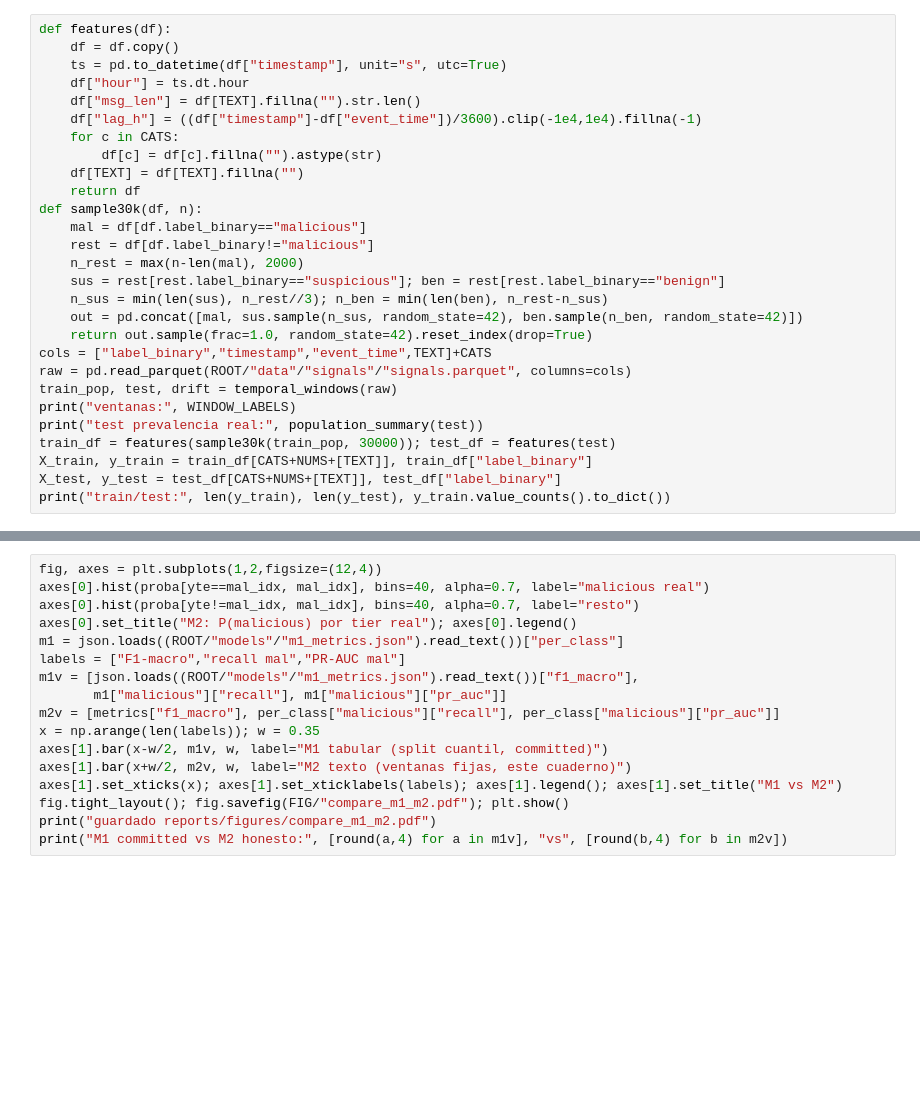
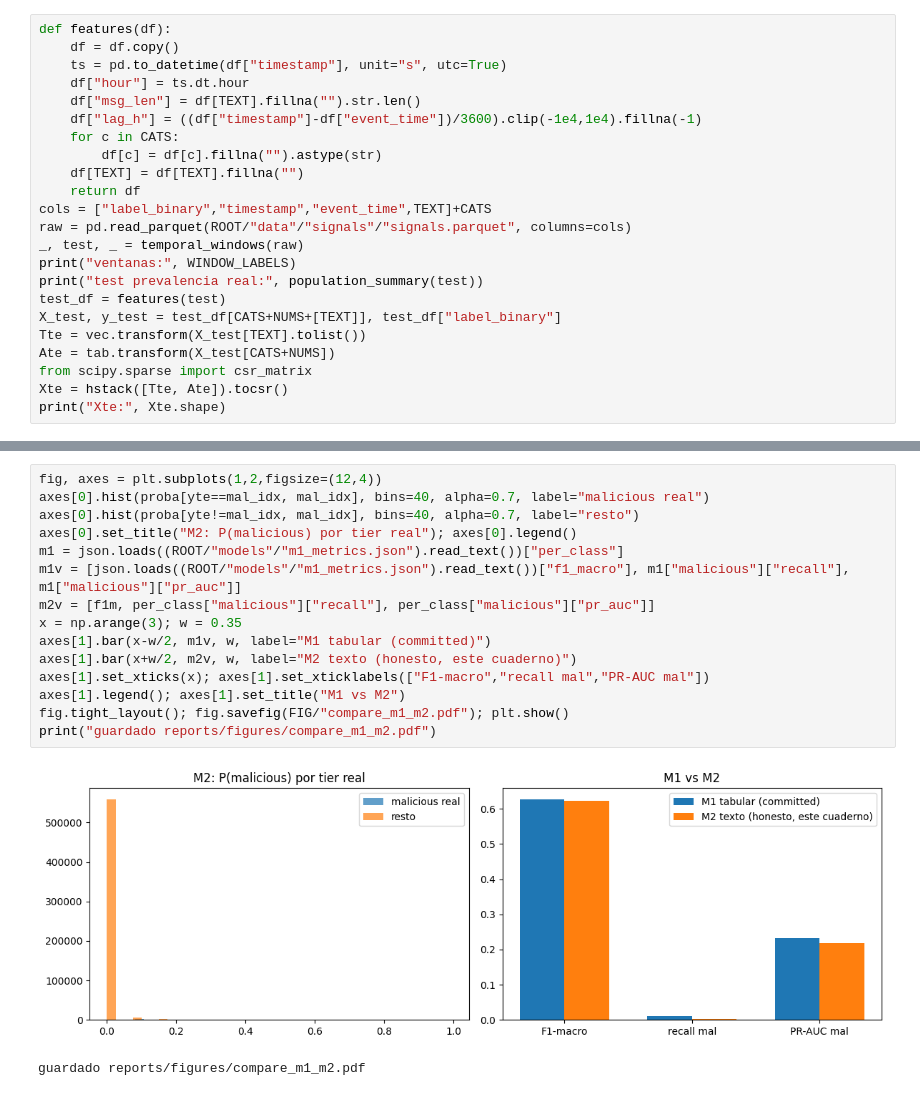
Before and after one commit to nicothinn/Deteccion-triage-alertas-soc-2m-eventos, a Jupyter notebook: notebooks/02_m2_texto_tfidf.ipynb, the cells around one changed output, grey strips where cells are left out. Drawn from its saved outputs; the diff is of its cells as text; blank space fills up the shorter version.

```diff
--- a/notebooks/02_m2_texto_tfidf.ipynb
+++ b/notebooks/02_m2_texto_tfidf.ipynb
@@ -33,20 +92,15 @@ def features(df):
         df[c] = df[c].fillna("").astype(str)
     df[TEXT] = df[TEXT].fillna("")
     return df
-def sample30k(df, n):
-    mal = df[df.label_binary=="malicious"]
-    rest = df[df.label_binary!="malicious"]
-    n_rest = max(n-len(mal), 2000)
-    sus = rest[rest.label_binary=="suspicious"]; ben = rest[rest.label_binary=="benign"]
-    n_sus = min(len(sus), n_rest//3); n_ben = min(len(ben), n_rest-n_sus)
-    out = pd.concat([mal, sus.sample(n_sus, random_state=42), ben.sample(n_ben, random_state=42)])
-    return out.sample(frac=1.0, random_state=42).reset_index(drop=True)
 cols = ["label_binary","timestamp","event_time",TEXT]+CATS
 raw = pd.read_parquet(ROOT/"data"/"signals"/"signals.parquet", columns=cols)
-train_pop, test, drift = temporal_windows(raw)
+_, test, _ = temporal_windows(raw)
 print("ventanas:", WINDOW_LABELS)
 print("test prevalencia real:", population_summary(test))
-train_df = features(sample30k(train_pop, 30000)); test_df = features(test)
-X_train, y_train = train_df[CATS+NUMS+[TEXT]], train_df["label_binary"]
+test_df = features(test)
 X_test, y_test = test_df[CATS+NUMS+[TEXT]], test_df["label_binary"]
-print("train/test:", len(y_train), len(y_test), y_train.value_counts().to_dict())
+Tte = vec.transform(X_test[TEXT].tolist())
+Ate = tab.transform(X_test[CATS+NUMS])
+from scipy.sparse import csr_matrix
+Xte = hstack([Tte, Ate]).tocsr()
+print("Xte:", Xte.shape)
@@ -121,19 +285,20 @@ print("top-5:", terms[top[:5]].tolist())
 # %%
 fig, axes = plt.subplots(1,2,figsize=(12,4))
 axes[0].hist(proba[yte==mal_idx, mal_idx], bins=40, alpha=0.7, label="malicious real")
 axes[0].hist(proba[yte!=mal_idx, mal_idx], bins=40, alpha=0.7, label="resto")
 axes[0].set_title("M2: P(malicious) por tier real"); axes[0].legend()
 m1 = json.loads((ROOT/"models"/"m1_metrics.json").read_text())["per_class"]
-labels = ["F1-macro","recall mal","PR-AUC mal"]
-m1v = [json.loads((ROOT/"models"/"m1_metrics.json").read_text())["f1_macro"],
-       m1["malicious"]["recall"], m1["malicious"]["pr_auc"]]
-m2v = [metrics["f1_macro"], per_class["malicious"]["recall"], per_class["malicious"]["pr_auc"]]
-x = np.arange(len(labels)); w = 0.35
-axes[1].bar(x-w/2, m1v, w, label="M1 tabular (split cuantil, committed)")
-axes[1].bar(x+w/2, m2v, w, label="M2 texto (ventanas fijas, este cuaderno)")
-axes[1].set_xticks(x); axes[1].set_xticklabels(labels); axes[1].legend(); axes[1].set_title("M1 vs M2")
+m1v = [json.loads((ROOT/"models"/"m1_metrics.json").read_text())["f1_macro"], m1["malicious"]["recall"], m1["malicious"]["pr_auc"]]
+m2v = [f1m, per_class["malicious"]["recall"], per_class["malicious"]["pr_auc"]]
+x = np.arange(3); w = 0.35
+axes[1].bar(x-w/2, m1v, w, label="M1 tabular (committed)")
+axes[1].bar(x+w/2, m2v, w, label="M2 texto (honesto, este cuaderno)")
+axes[1].set_xticks(x); axes[1].set_xticklabels(["F1-macro","recall mal","PR-AUC mal"])
+axes[1].legend(); axes[1].set_title("M1 vs M2")
 fig.tight_layout(); fig.savefig(FIG/"compare_m1_m2.pdf"); plt.show()
 print("guardado reports/figures/compare_m1_m2.pdf")
-print("M1 committed vs M2 honesto:", [round(a,4) for a in m1v], "vs", [round(b,4) for b in m2v])
+# %% [output]
+[figure, added]
+guardado reports/figures/compare_m1_m2.pdf
 # %%
 for bs in [1, 32, 500]:
```
Also changed, not shown: parts of 24 cells of this notebook, 32 other files.
